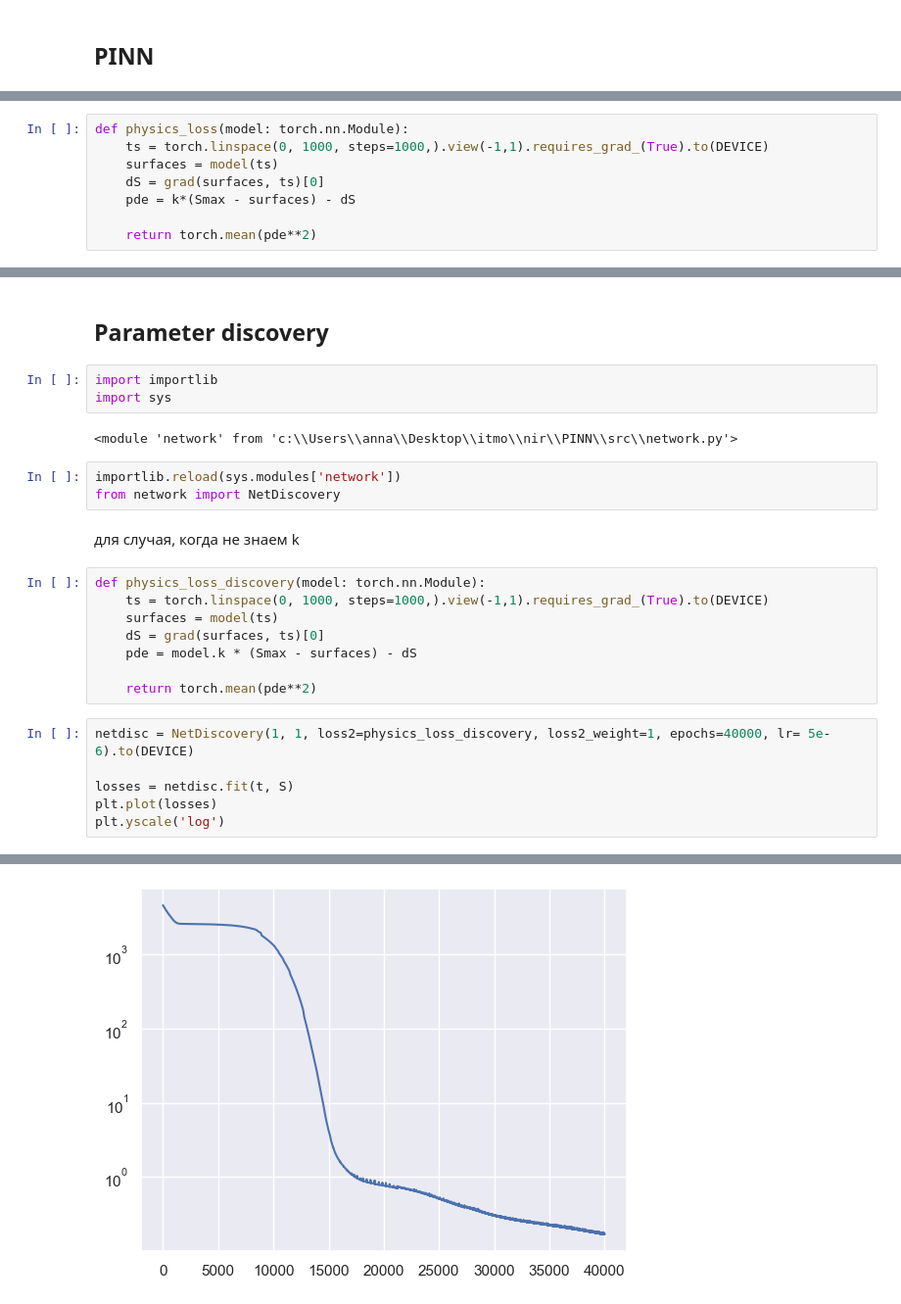
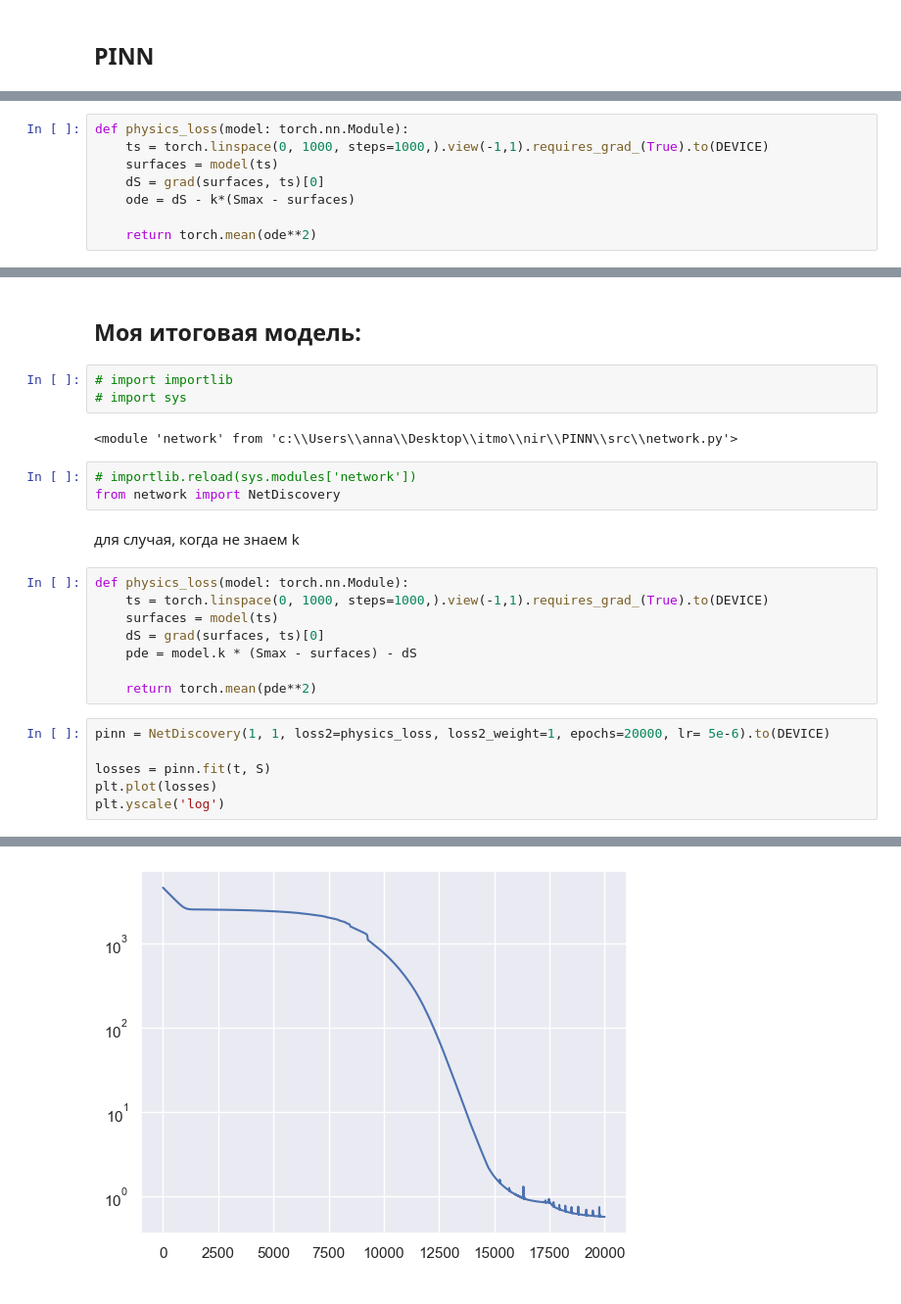
Before and after one commit to kzmna/PINN, a Jupyter notebook: src/pred.ipynb, the cells around one changed output, grey strips where cells are left out. Shown: that part at 98% size. Cells and saved outputs as stored; diff of their text form.

Commit message:
pinn v2 in grinding_model

```diff
--- a/src/pred.ipynb
+++ b/src/pred.ipynb
@@ -101,7 +107,7 @@ def physics_loss(model: torch.nn.Module):
     ts = torch.linspace(0, 1000, steps=1000,).view(-1,1).requires_grad_(True).to(DEVICE)
     surfaces = model(ts)
     dS = grad(surfaces, ts)[0]
-    pde = k*(Smax - surfaces) - dS
+    ode = dS - k*(Smax - surfaces)
 
-    return torch.mean(pde**2)
+    return torch.mean(ode**2)
 # %%
@@ -137,17 +143,17 @@ Text(0.5, 0, 'Время (s)')
 # %% [markdown]
-## Parameter discovery
+## Моя итоговая модель:
 # %%
-import importlib
-import sys
+# import importlib
+# import sys
 # %% [output]
 <module 'network' from 'c:\\Users\\anna\\Desktop\\itmo\\nir\\PINN\\src\\network.py'>
 # %%
-importlib.reload(sys.modules['network'])
+# importlib.reload(sys.modules['network'])
 from network import NetDiscovery
 # %% [markdown]
 для случая, когда не знаем k
 # %%
-def physics_loss_discovery(model: torch.nn.Module):
+def physics_loss(model: torch.nn.Module):
     ts = torch.linspace(0, 1000, steps=1000,).view(-1,1).requires_grad_(True).to(DEVICE)
     surfaces = model(ts)
     dS = grad(surfaces, ts)[0]
@@ -155,9 +161,9 @@ def physics_loss_discovery(model: torch.nn.Module):
 
     return torch.mean(pde**2)
 # %%
-netdisc = NetDiscovery(1, 1, loss2=physics_loss_discovery, loss2_weight=1, epochs=40000, lr= 5e-6).to(DEVICE)
+pinn = NetDiscovery(1, 1, loss2=physics_loss, loss2_weight=1, epochs=20000, lr= 5e-6).to(DEVICE)
 
-losses = netdisc.fit(t, S)
+losses = pinn.fit(t, S)
 plt.plot(losses)
 plt.yscale('log')
 # %% [output]
@@ -174,2 +180,2 @@ Epoch 36000/40000, loss: 0.21
-[figure, old version]
+[figure, new version]
 # %%
```
Also changed, not shown: parts of 10 cells of this notebook, 2 other files.
